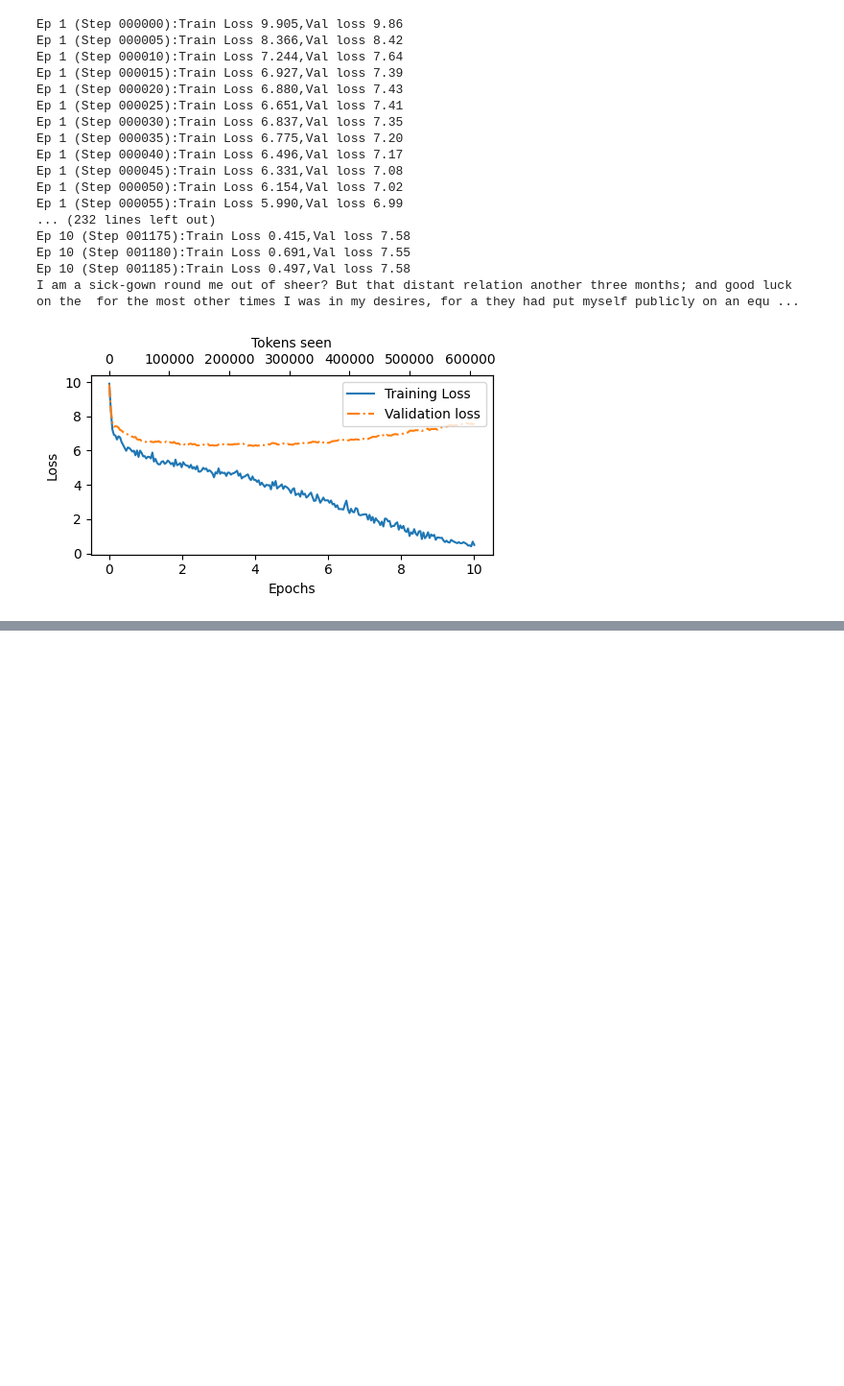
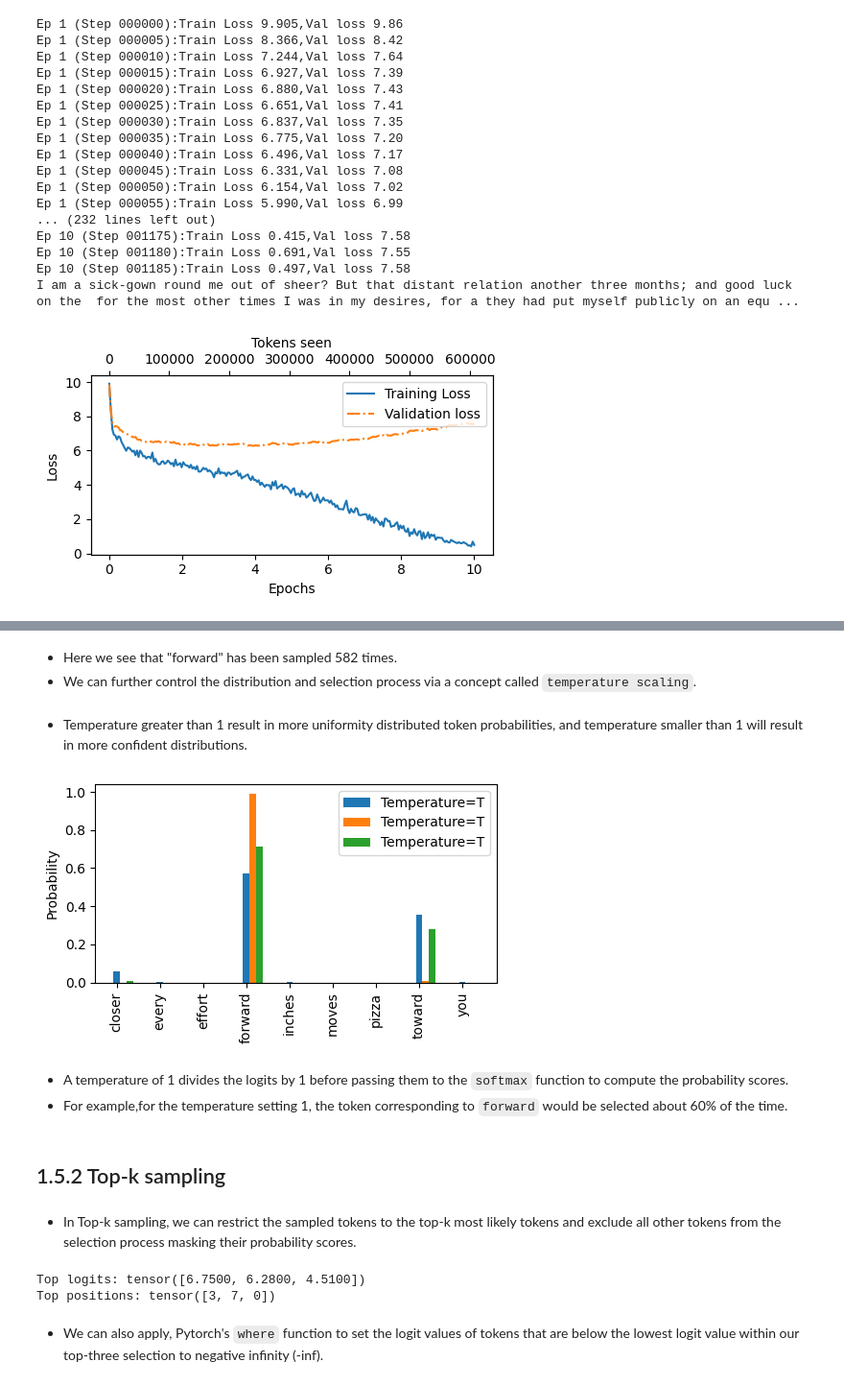
Before and after one commit to Cohegen/Build-A-LLM-From-Scratch, a Jupyter notebook: Pretraining.ipynb, the cells around one changed output, grey strips where cells are left out. Shown at 96% size. Saved outputs shown, nothing was run; the diff lists cells and outputs as text; code cells hidden in the pictures; blank space fills up the shorter version.

```diff
--- a/Pretraining.ipynb
+++ b/Pretraining.ipynb
@@ -630,0 +674,17 @@ plot_losses(epochs_tensor,tokens_seen,train_losses,val_losses)
+# %%
+vocab = {
+    'closer':0,
+    "every":1,
+    'effort':2,
+    "forward":3,
+    "inches":4,
+    "moves":5,
+    "pizza":6,
+    "toward":7,
+    "you":8
+}
+inverse_vocab = {v:k for k,v in vocab.items()}
+# %%
+next_tokens_logits = torch.tensor(
+     [4.51, 0.89, -1.90, 6.75, 1.63, -1.62, -1.89, 6.28, 1.79]
+)
@@ -630,0 +727,42 @@ plot_losses(epochs_tensor,tokens_seen,train_losses,val_losses)
+# %% [markdown]
+* Here we see that "forward" has been sampled 582 times.
+* We can further control the distribution and selection process via a concept called `temperature scaling`.
+# %%
+def softmax_with_temperature(logits,temperature):
+  scaled_logits = logits / temperature
+  return torch.softmax(scaled_logits,dim=0)
+# %% [markdown]
+* Temperature greater than 1 result in more uniformity distributed token probabilities, and temperature smaller than 1 will result in more confident distributions.
+# %%
+temperatures = [1,0.1,0.5]
+scaled_probs = [softmax_with_temperature(next_tokens_logits,T) for T in temperatures]
+x = torch.arange(len(vocab))
+bar_width = 0.15
+fig,ax = plt.subplots(figsize=(5,3))
+for i,T in enumerate(temperatures):
+  rects = ax.bar(x+i * bar_width,scaled_probs[i],bar_width,label=f'Temperature={'T'}')
+ax.set_ylabel('Probability')
+ax.set_xticks(x)
+ax.set_xticklabels(vocab.keys(),rotation=90)
+ax.legend()
+plt.tight_layout()
+plt.show()
+# %% [output]
+[figure, added]
+# %% [markdown]
+* A temperature of 1 divides the logits by 1 before passing them to the `softmax` function to compute the probability scores.
+* For example,for the temperature setting 1, the token corresponding to `forward` would be selected about 60% of the time.
+# %% [markdown]
+## 1.5.2 Top-k sampling
+# %% [markdown]
+* In Top-k sampling, we can restrict the sampled tokens to the top-k most likely tokens and exclude all other tokens from the selection process masking their probability scores.
+# %%
+top_k = 3
+top_logits,top_pos = torch.topk(next_tokens_logits,top_k)
+print("Top logits:",top_logits)
+print("Top positions:",top_pos)
+# %% [output]
+Top logits: tensor([6.7500, 6.2800, 4.5100])
+Top positions: tensor([3, 7, 0])
+# %% [markdown]
+* We can also apply, Pytorch's `where` function to set the logit values of tokens that are below the lowest logit value within our top-three selection to negative infinity (-inf).
```
Also changed, not shown: parts of 36 cells of this notebook.
